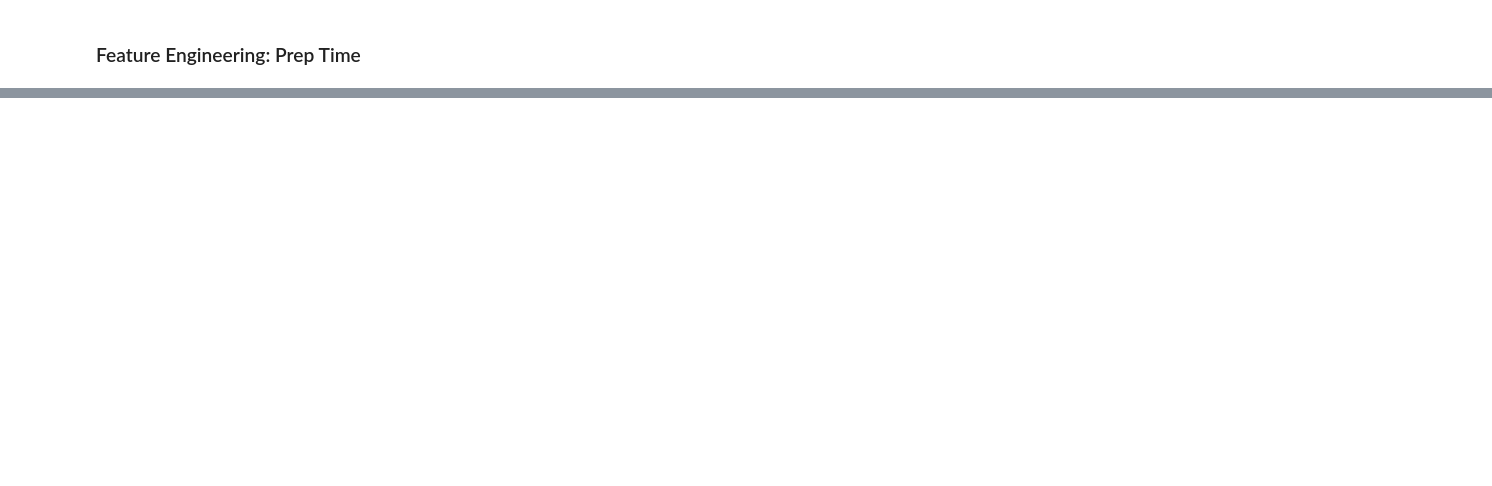
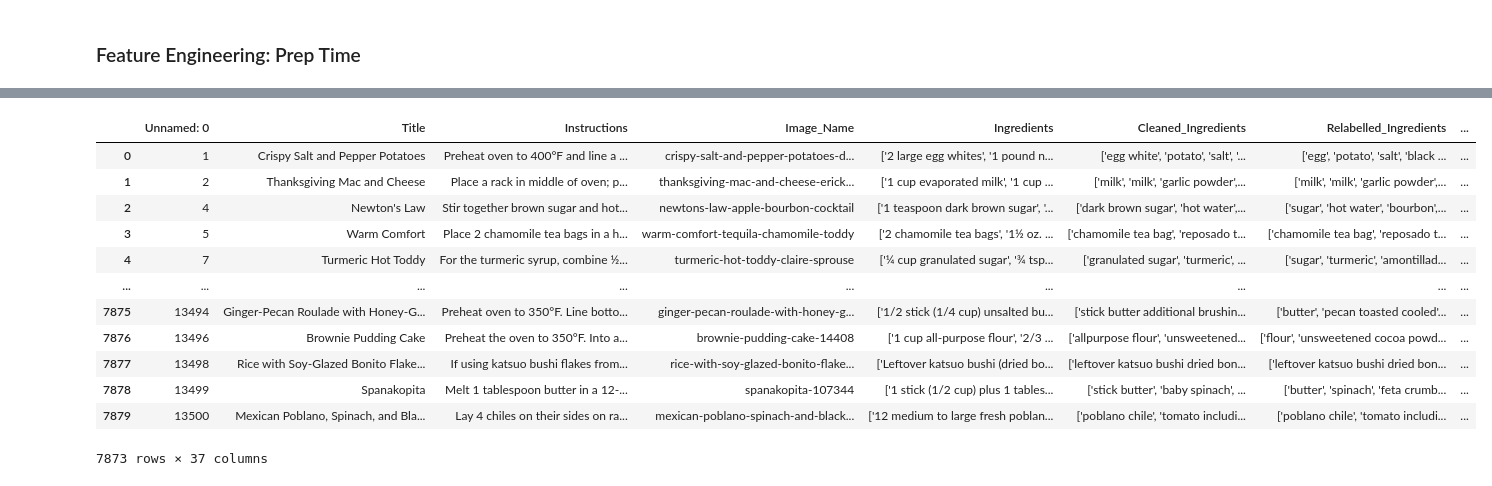
Before and after one commit to mjaber95/FeedMe, a Jupyter notebook: notebooks/christopher_recipes.ipynb, the cells around one changed output, grey strips where cells are left out. Saved outputs shown, nothing was run; the diff lists cells and outputs as text; code cells hidden in the pictures; blank space fills up the shorter version.

```diff
--- a/notebooks/christopher_recipes.ipynb
+++ b/notebooks/christopher_recipes.ipynb
@@ -395,0 +492,6 @@ Idea about prep_time
+# %%
+def prep_time_range(prep_time_min):
+    prep_time_h = round(prep_time_min / 60)
+    return f'{prep_time_h} - {prep_time_h + 1} hours'
+# %%
+df_prep_time_na['Prep Time Range'] = df_prep_time_na['Prep Time'].apply(lambda x: prep_time_range(x))
@@ -395,0 +504,16 @@ Idea about prep_time
+# %%
+df_prep_time_na
+# %% [output]
+|  | Unnamed: 0 | Title | Instructions | Image_Name | Ingredients | Cleaned_Ingredients | Relabelled_Ingredients | ... |
+| 0 | 1 | Crispy Salt and Pepper Potatoes | Preheat oven to 400°F and line a ... | crispy-salt-and-pepper-potatoes-d... | ['2 large egg whites', '1 pound n... | ['egg white', 'potato', 'salt', '... | ['egg', 'potato', 'salt', 'black ... | ... |
+| 1 | 2 | Thanksgiving Mac and Cheese | Place a rack in middle of oven; p... | thanksgiving-mac-and-cheese-erick... | ['1 cup evaporated milk', '1 cup ... | ['milk', 'milk', 'garlic powder',... | ['milk', 'milk', 'garlic powder',... | ... |
+| 2 | 4 | Newton's Law | Stir together brown sugar and hot... | newtons-law-apple-bourbon-cocktail | ['1 teaspoon dark brown sugar', '... | ['dark brown sugar', 'hot water',... | ['sugar', 'hot water', 'bourbon',... | ... |
+| 3 | 5 | Warm Comfort | Place 2 chamomile tea bags in a h... | warm-comfort-tequila-chamomile-toddy | ['2 chamomile tea bags', '1½ oz. ... | ['chamomile tea bag', 'reposado t... | ['chamomile tea bag', 'reposado t... | ... |
+| 4 | 7 | Turmeric Hot Toddy | For the turmeric syrup, combine ½... | turmeric-hot-toddy-claire-sprouse | ['¼ cup granulated sugar', '¾ tsp... | ['granulated sugar', 'turmeric', ... | ['sugar', 'turmeric', 'amontillad... | ... |
+| ... | ... | ... | ... | ... | ... | ... | ... | ... |
+| 7875 | 13494 | Ginger-Pecan Roulade with Honey-G... | Preheat oven to 350°F. Line botto... | ginger-pecan-roulade-with-honey-g... | ['1/2 stick (1/4 cup) unsalted bu... | ['stick butter additional brushin... | ['butter', 'pecan toasted cooled'... | ... |
+| 7876 | 13496 | Brownie Pudding Cake | Preheat the oven to 350°F. Into a... | brownie-pudding-cake-14408 | ['1 cup all-purpose flour', '2/3 ... | ['allpurpose flour', 'unsweetened... | ['flour', 'unsweetened cocoa powd... | ... |
+| 7877 | 13498 | Rice with Soy-Glazed Bonito Flake... | If using katsuo bushi flakes from... | rice-with-soy-glazed-bonito-flake... | ['Leftover katsuo bushi (dried bo... | ['leftover katsuo bushi dried bon... | ['leftover katsuo bushi dried bon... | ... |
+| 7878 | 13499 | Spanakopita | Melt 1 tablespoon butter in a 12-... | spanakopita-107344 | ['1 stick (1/2 cup) plus 1 tables... | ['stick butter', 'baby spinach', ... | ['butter', 'spinach', 'feta crumb... | ... |
+| 7879 | 13500 | Mexican Poblano, Spinach, and Bla... | Lay 4 chiles on their sides on ra... | mexican-poblano-spinach-and-black... | ['12 medium to large fresh poblan... | ['poblano chile', 'tomato includi... | ['poblano chile', 'tomato includi... | ... |
+7873 rows × 37 columns
```
Also changed, not shown: parts of 22 cells of this notebook.
